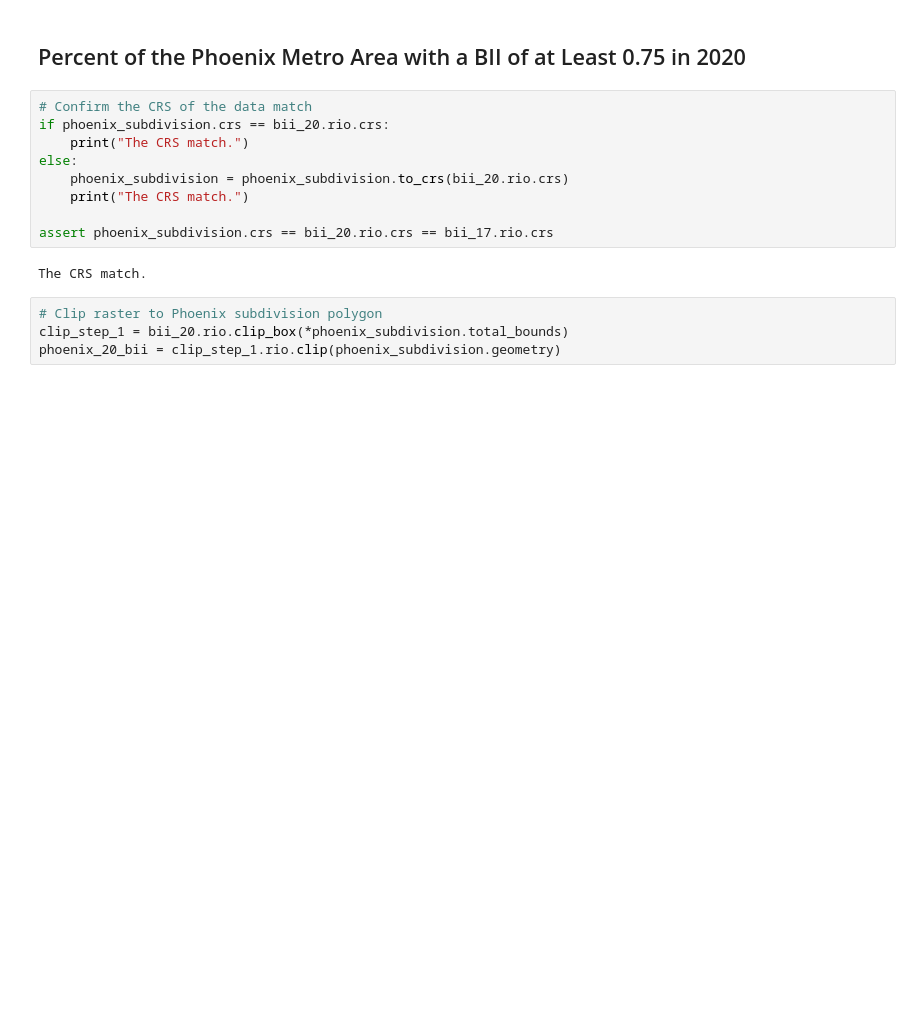
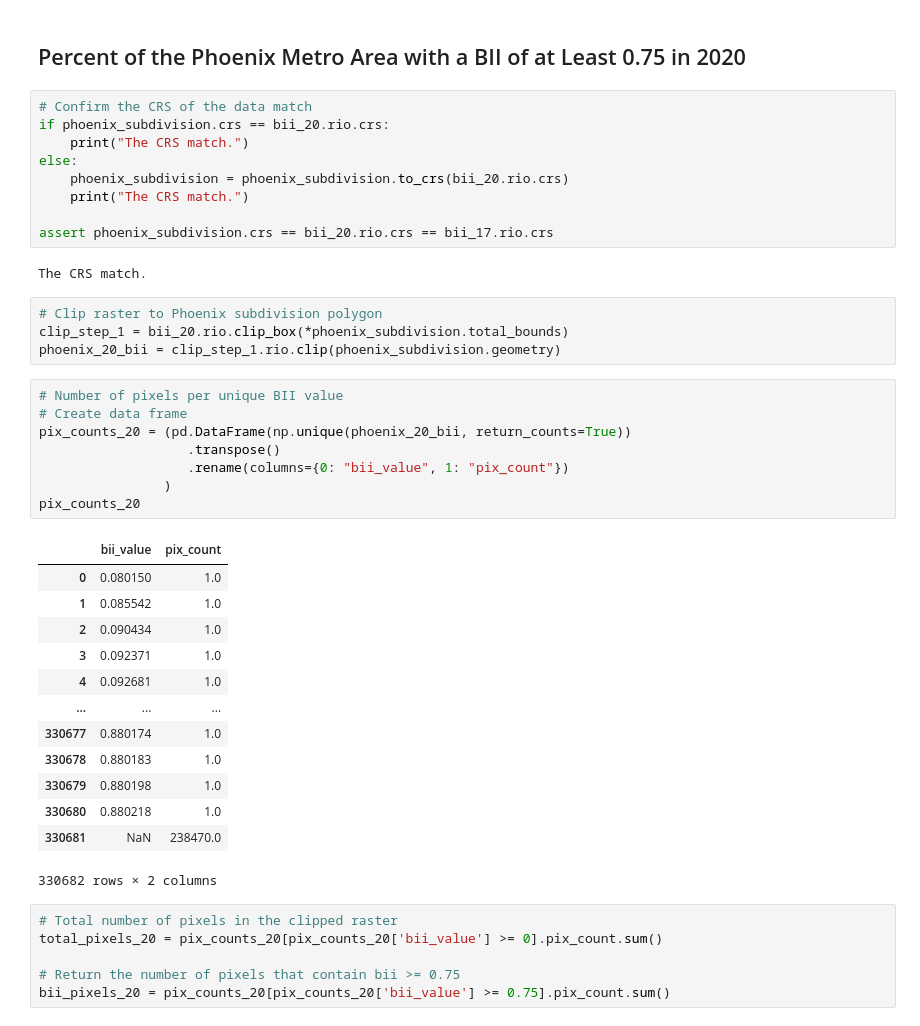
Before and after one commit to rfswick/EDS220-Final-Project, a Jupyter notebook: bii-changes-maricopa-county.ipynb, the cells around one changed output. Cells and saved outputs as stored; diff of their text form; blank space fills up the shorter version.

```diff
--- a/bii-changes-maricopa-county.ipynb
+++ b/bii-changes-maricopa-county.ipynb
@@ -391,3 +373,31 @@ The CRS match.
 # Clip raster to Phoenix subdivision polygon
 clip_step_1 = bii_20.rio.clip_box(*phoenix_subdivision.total_bounds)
 phoenix_20_bii = clip_step_1.rio.clip(phoenix_subdivision.geometry)
+# %%
+# Number of pixels per unique BII value
+# Create data frame
+pix_counts_20 = (pd.DataFrame(np.unique(phoenix_20_bii, return_counts=True))
+                   .transpose()
+                   .rename(columns={0: "bii_value", 1: "pix_count"})
+                )
+pix_counts_20
+# %% [output]
+|  | bii_value | pix_count |
+| 0 | 0.080150 | 1.0 |
+| 1 | 0.085542 | 1.0 |
+| 2 | 0.090434 | 1.0 |
+| 3 | 0.092371 | 1.0 |
+| 4 | 0.092681 | 1.0 |
+| ... | ... | ... |
+| 330677 | 0.880174 | 1.0 |
+| 330678 | 0.880183 | 1.0 |
+| 330679 | 0.880198 | 1.0 |
+| 330680 | 0.880218 | 1.0 |
+| 330681 | NaN | 238470.0 |
+330682 rows × 2 columns
+# %%
+# Total number of pixels in the clipped raster
+total_pixels_20 = pix_counts_20[pix_counts_20['bii_value'] >= 0].pix_count.sum()
+
+# Return the number of pixels that contain bii >= 0.75
+bii_pixels_20 = pix_counts_20[pix_counts_20['bii_value'] >= 0.75].pix_count.sum()
```
Also changed, not shown: parts of 10 cells of this notebook.
